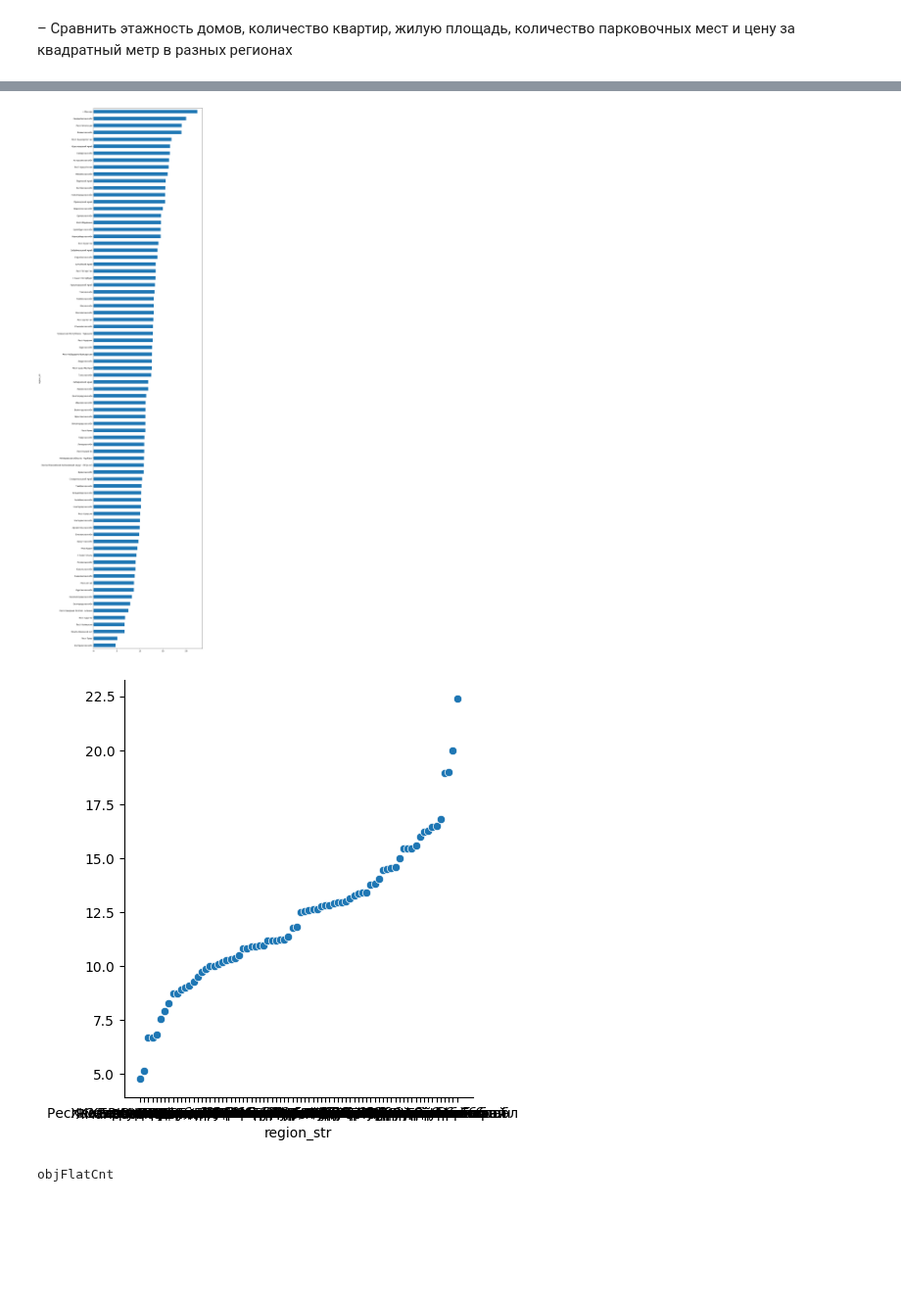
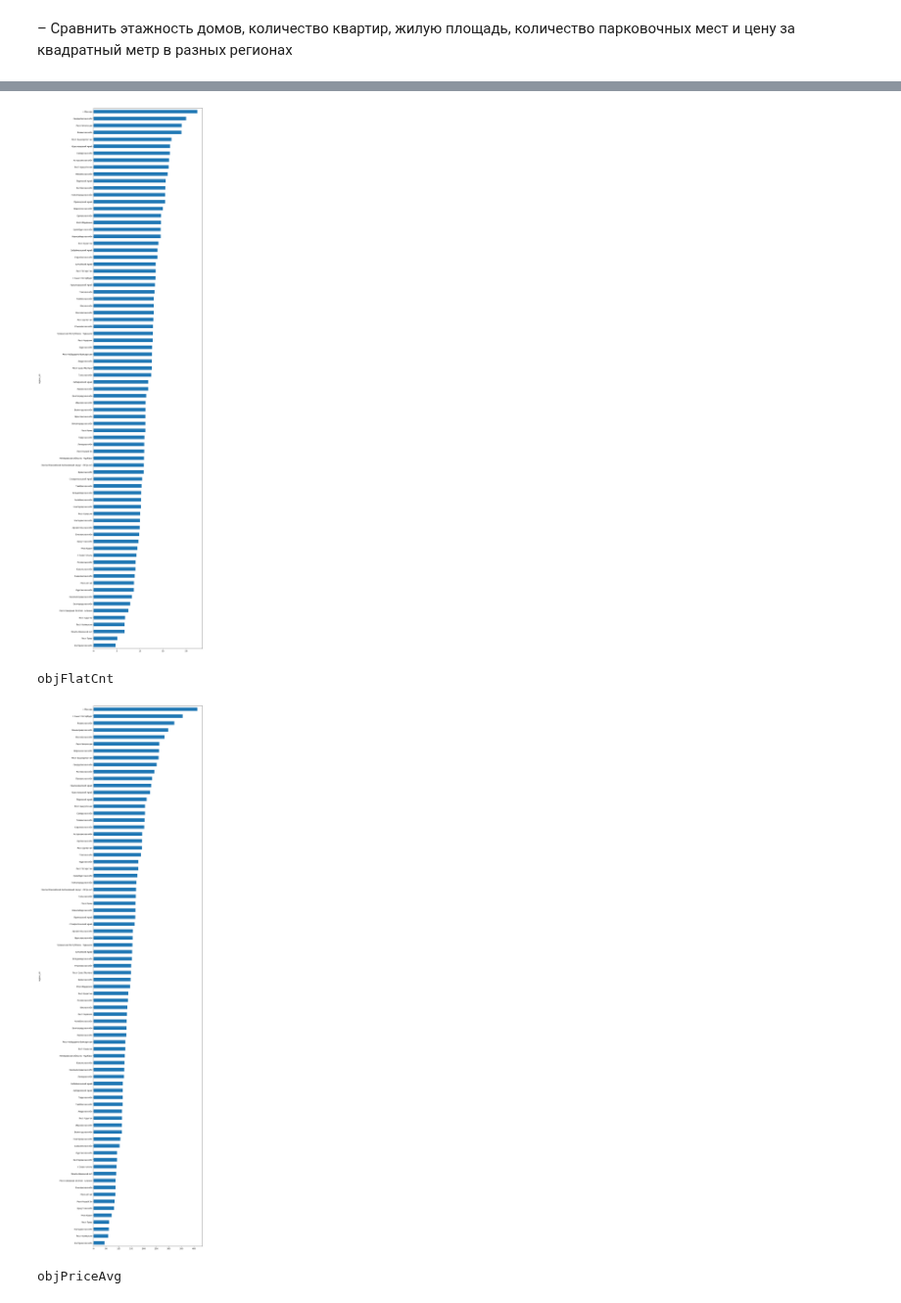
Before and after one commit to maxt/ds-practise, a Jupyter notebook: homework_02.ipynb, the cells around one changed output, grey strips where cells are left out. Shown at 98% size. Saved outputs shown, nothing was run; the diff lists cells and outputs as text; code cells hidden in the pictures; blank space fills up the shorter version.

```diff
--- a/homework_02.ipynb
+++ b/homework_02.ipynb
@@ -176,15 +182,13 @@ Length: 339, dtype: float64
 # %%
-list_of_metrics = list()
-list_of_metrics.extend([final_df.floorMax.name,final_df.objFlatCnt.name,final_df.objPriceAvg.name,final_df.objSquareLiving.name,final_df.objElemParkingCnt.name])
 for t in list_of_metrics:
     print(t)
     a = final_df.pivot_table(columns = ['region_str'], values = [t], aggfunc='mean').mean()
     a = a.sort_values()
     a.plot.barh(figsize=(10, 50))
-    sns.relplot(data=a)
     plt.show()
 # %% [output]
 floorMax
 [figure]
+objFlatCnt
-[figure, old version]
+[figure, new version]
-objFlatCnt
+objPriceAvg
```
Also changed, not shown: parts of 11 cells of this notebook.
